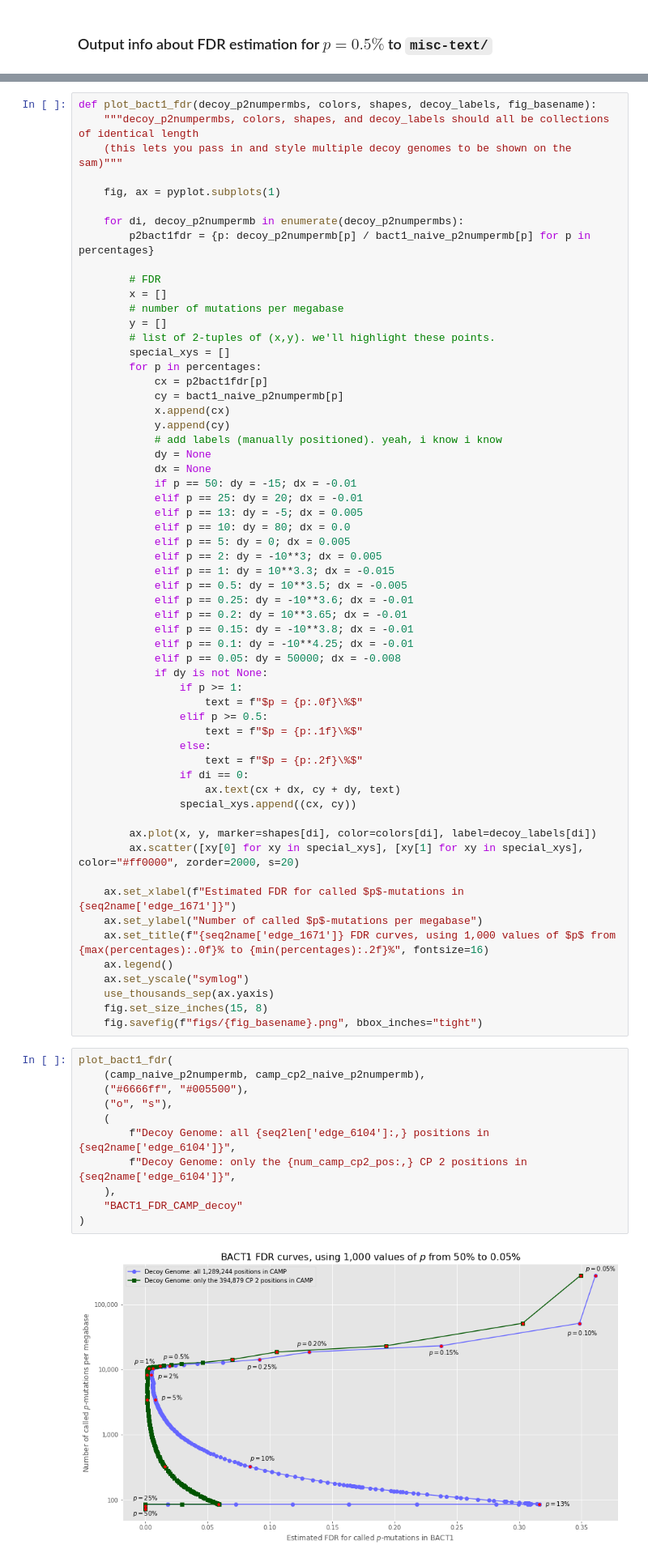
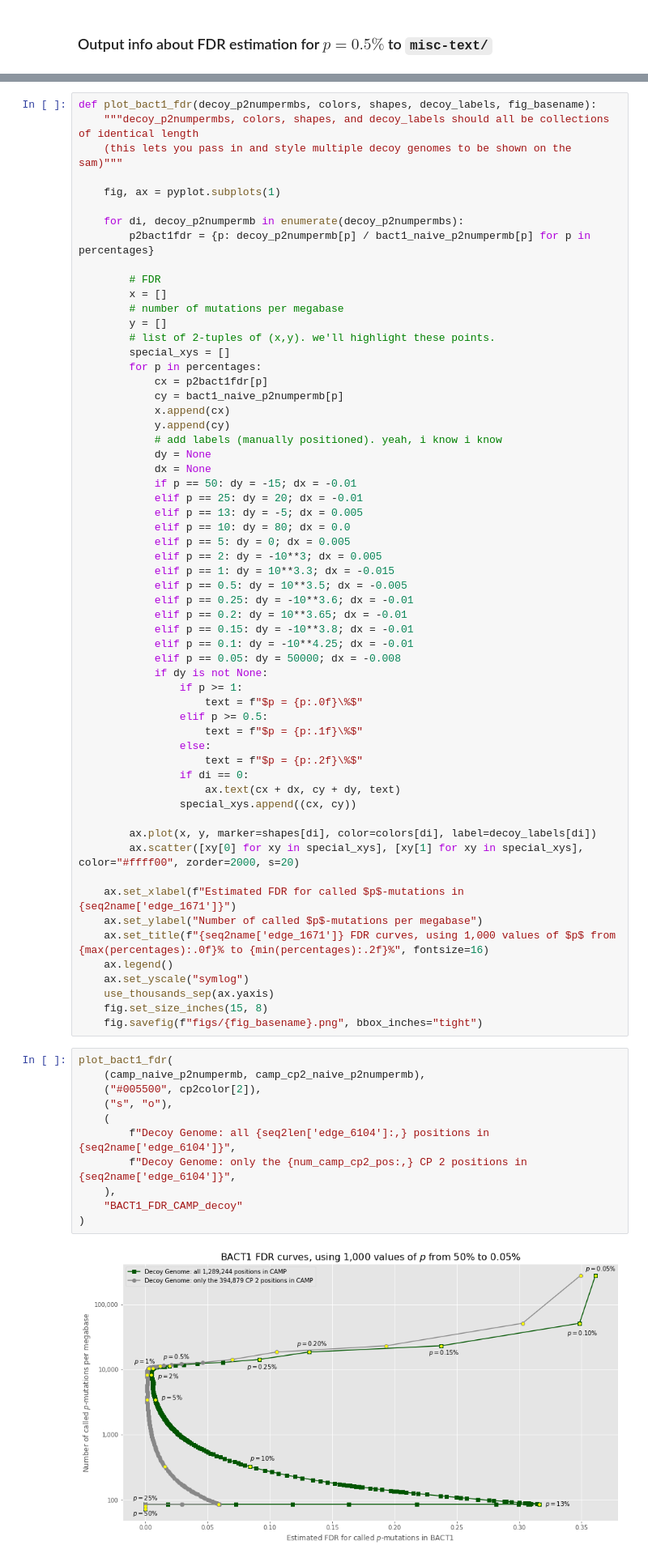
Before and after one commit to fedarko/sheepgut, a Jupyter notebook: notebooks/DemonstratingTargetDecoyApproach.ipynb, the cells around one changed output, grey strips where cells are left out. Shown at 81% size. Cells and saved outputs as stored; diff of their text form.

Commit message:
i simply vibe with these colors better

```diff
--- a/notebooks/DemonstratingTargetDecoyApproach.ipynb
+++ b/notebooks/DemonstratingTargetDecoyApproach.ipynb
@@ -321,7 +321,7 @@ def plot_bact1_fdr(decoy_p2numpermbs, colors, shapes, decoy_labels, fig_basename
                 special_xys.append((cx, cy))
 
         ax.plot(x, y, marker=shapes[di], color=colors[di], label=decoy_labels[di])
-        ax.scatter([xy[0] for xy in special_xys], [xy[1] for xy in special_xys], color="#ff0000", zorder=2000, s=20)
+        ax.scatter([xy[0] for xy in special_xys], [xy[1] for xy in special_xys], color="#ffff00", zorder=2000, s=20)
 
     ax.set_xlabel(f"Estimated FDR for called $p$-mutations in {seq2name['edge_1671']}")
     ax.set_ylabel("Number of called $p$-mutations per megabase")
@@ -334,13 +334,13 @@ def plot_bact1_fdr(decoy_p2numpermbs, colors, shapes, decoy_labels, fig_basename
 # %%
 plot_bact1_fdr(
     (camp_naive_p2numpermb, camp_cp2_naive_p2numpermb),
-    ("#6666ff", "#005500"),
-    ("o", "s"),
+    ("#005500", cp2color[2]),
+    ("s", "o"),
     (
         f"Decoy Genome: all {seq2len['edge_6104']:,} positions in {seq2name['edge_6104']}",
         f"Decoy Genome: only the {num_camp_cp2_pos:,} CP 2 positions in {seq2name['edge_6104']}",
     ),
     "BACT1_FDR_CAMP_decoy"
 )
 # %% [output]
-[figure, old version]
+[figure, new version]
```
Also changed, not shown: 1 other file.
